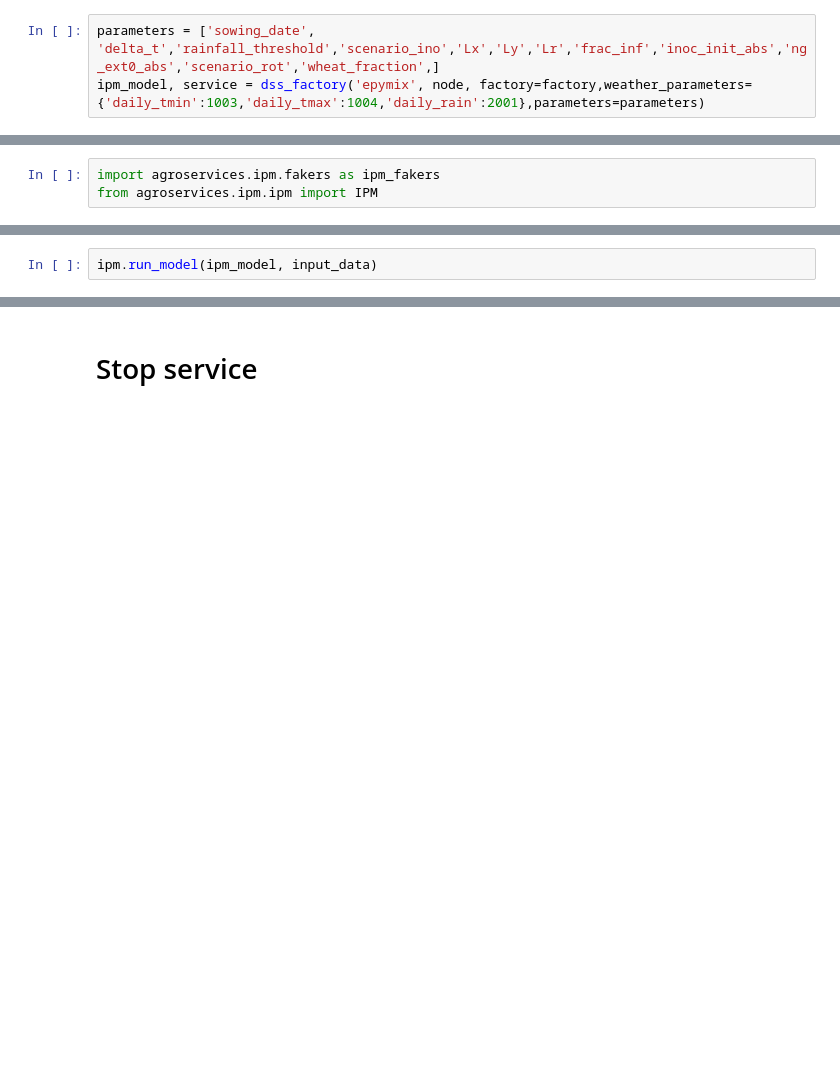
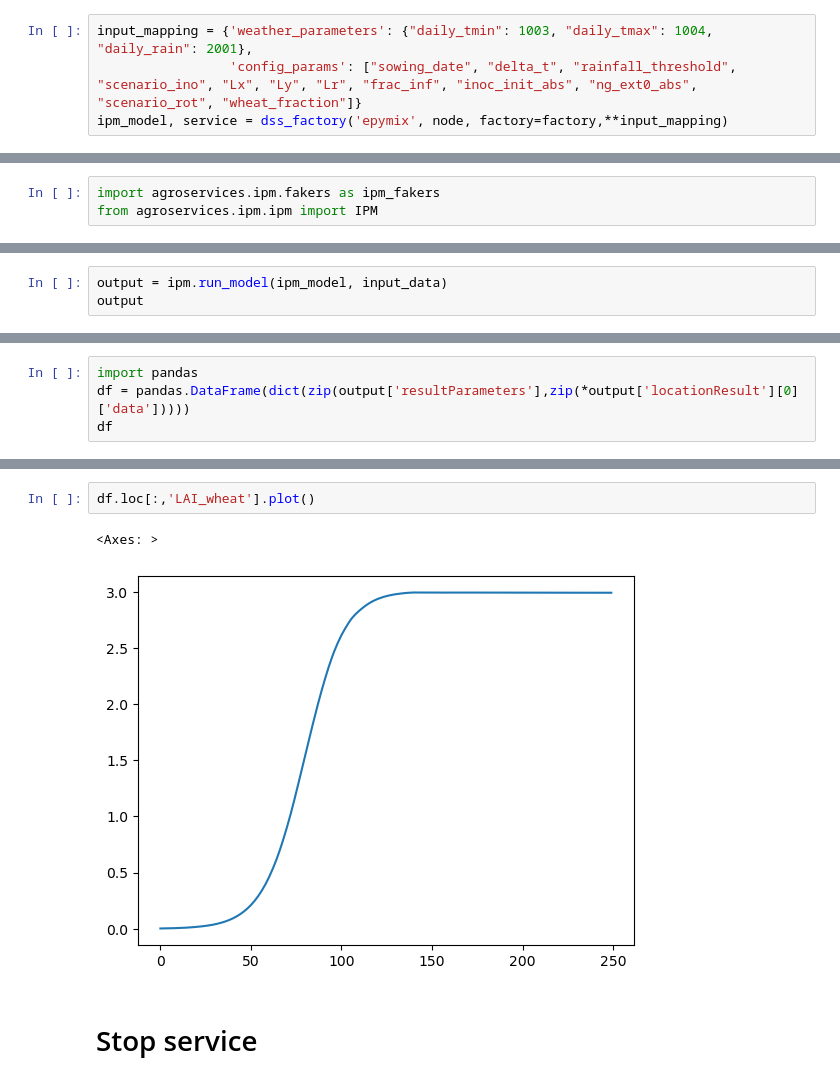
Before and after one commit to H2020-IPM-openalea/DSS, a Jupyter notebook: example/Epymix_integration.ipynb, the cells around one changed output, grey strips where cells are left out. Cells and saved outputs as stored; diff of their text form; blank space fills up the shorter version.

Commit message:
Add output encoding add plot to epymix tutorial

```diff
--- a/example/Epymix_integration.ipynb
+++ b/example/Epymix_integration.ipynb
@@ -63,8 +65,9 @@ dss_factory(model_id, node, factory=None, interval=86400, weather_parameters=Non
         model: a json-like dict describing the model
         dss_service: a string containing the script to be run for launching the web service
 # %%
-parameters = ['sowing_date', 'delta_t','rainfall_threshold','scenario_ino','Lx','Ly','Lr','frac_inf','inoc_init_abs','ng_ext0_abs','scenario_rot','wheat_fraction',]
-ipm_model, service = dss_factory('epymix', node, factory=factory,weather_parameters={'daily_tmin':1003,'daily_tmax':1004,'daily_rain':2001},parameters=parameters)
+input_mapping = {'weather_parameters': {"daily_tmin": 1003, "daily_tmax": 1004, "daily_rain": 2001},
+                 'config_params': ["sowing_date", "delta_t", "rainfall_threshold", "scenario_ino", "Lx", "Ly", "Lr", "frac_inf", "inoc_init_abs", "ng_ext0_abs", "scenario_rot", "wheat_fraction"]}
+ipm_model, service = dss_factory('epymix', node, factory=factory,**input_mapping)
 # %%
 ipm_model
 # %% [output]
@@ -145,5 +148,6 @@ input_data
     'length': 184,
     'width': 3}]}}
 # %%
-ipm.run_model(ipm_model, input_data)
+output = ipm.run_model(ipm_model, input_data)
+output
 # %% [output]
@@ -166,0 +171,4 @@ ipm.run_model(ipm_model, input_data)
+# %%
+import pandas
+df = pandas.DataFrame(dict(zip(output['resultParameters'],zip(*output['locationResult'][0]['data']))))
+df
@@ -167,3 +189,8 @@ ipm.run_model(ipm_model, input_data)
+# %%
+df.loc[:,'LAI_wheat'].plot()
+# %% [output]
+<Axes: >
+[figure, added]
 # %% [markdown]
 # Stop service
 # %%
```
Also changed, not shown: parts of 5 cells of this notebook, 4 other files.
